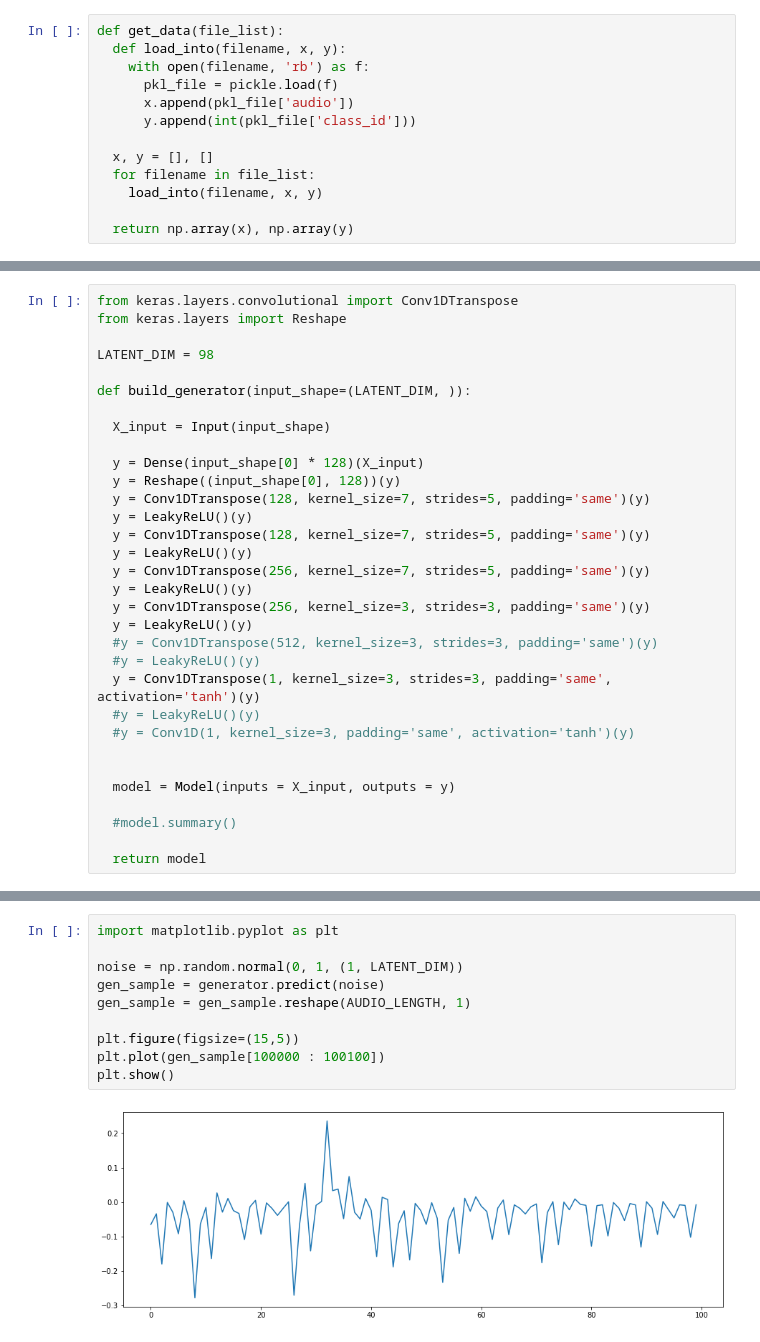
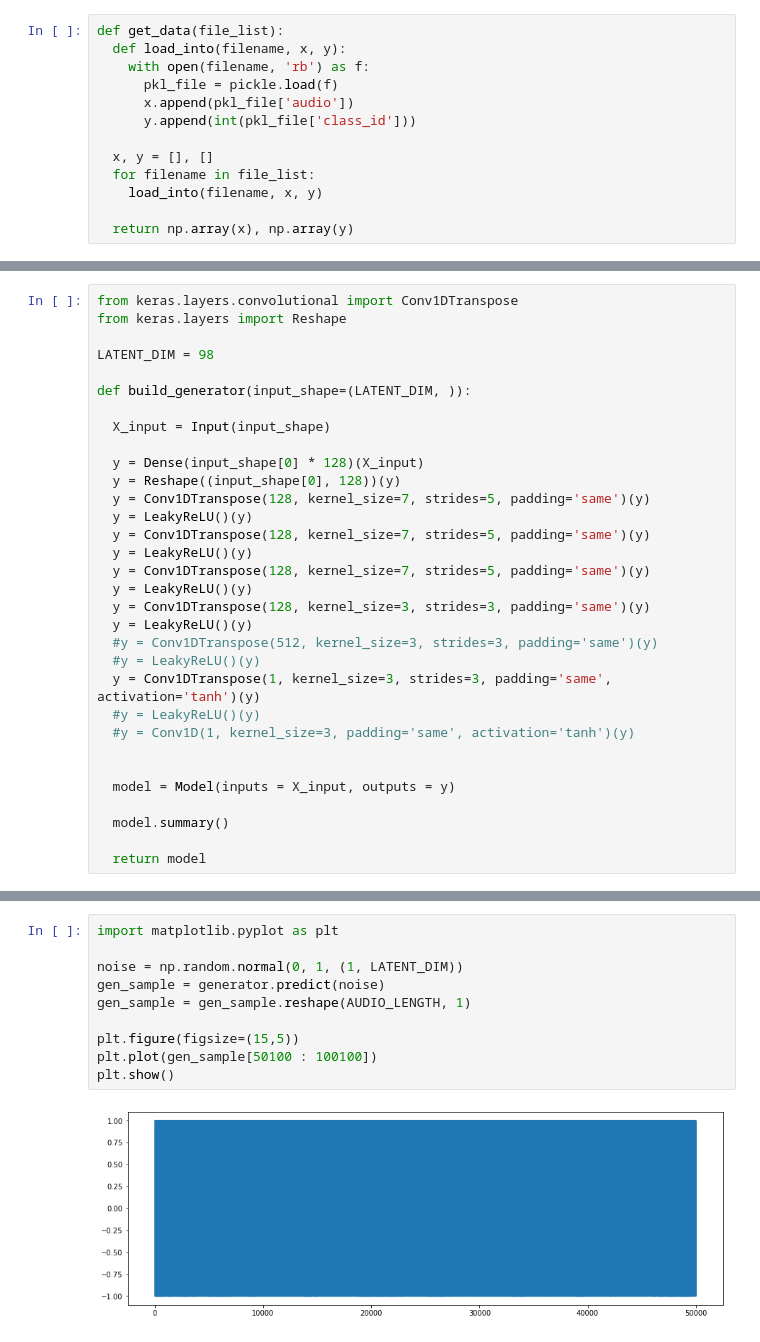
Before and after one commit to wojciechsadlik/MGU-CGANMusicConverter, a Jupyter notebook: raw_audio_gan.ipynb, the cells around one changed output, grey strips where cells are left out. Drawn from its saved outputs; the diff is of its cells as text.

```diff
--- a/raw_audio_gan.ipynb
+++ b/raw_audio_gan.ipynb
@@ -101,9 +112,9 @@ def build_generator(input_shape=(LATENT_DIM, )):
   y = LeakyReLU()(y)
   y = Conv1DTranspose(128, kernel_size=7, strides=5, padding='same')(y)
   y = LeakyReLU()(y)
-  y = Conv1DTranspose(256, kernel_size=7, strides=5, padding='same')(y)
+  y = Conv1DTranspose(128, kernel_size=7, strides=5, padding='same')(y)
   y = LeakyReLU()(y)
-  y = Conv1DTranspose(256, kernel_size=3, strides=3, padding='same')(y)
+  y = Conv1DTranspose(128, kernel_size=3, strides=3, padding='same')(y)
   y = LeakyReLU()(y)
   #y = Conv1DTranspose(512, kernel_size=3, strides=3, padding='same')(y)
   #y = LeakyReLU()(y)
@@ -114,7 +125,7 @@ def build_generator(input_shape=(LATENT_DIM, )):
 
   model = Model(inputs = X_input, outputs = y)
 
-  #model.summary()
+  model.summary()
 
   return model
 # %%
@@ -181,12 +245,12 @@ for epoch in range(epochs):
 # %%
 import matplotlib.pyplot as plt
 
 noise = np.random.normal(0, 1, (1, LATENT_DIM))
 gen_sample = generator.predict(noise)
 gen_sample = gen_sample.reshape(AUDIO_LENGTH, 1)
 
 plt.figure(figsize=(15,5))
-plt.plot(gen_sample[100000 : 100100])
+plt.plot(gen_sample[50100 : 100100])
 plt.show()
 # %% [output]
-[figure, old version]
+[figure, new version]
```
Also changed, not shown: parts of 7 cells of this notebook.
